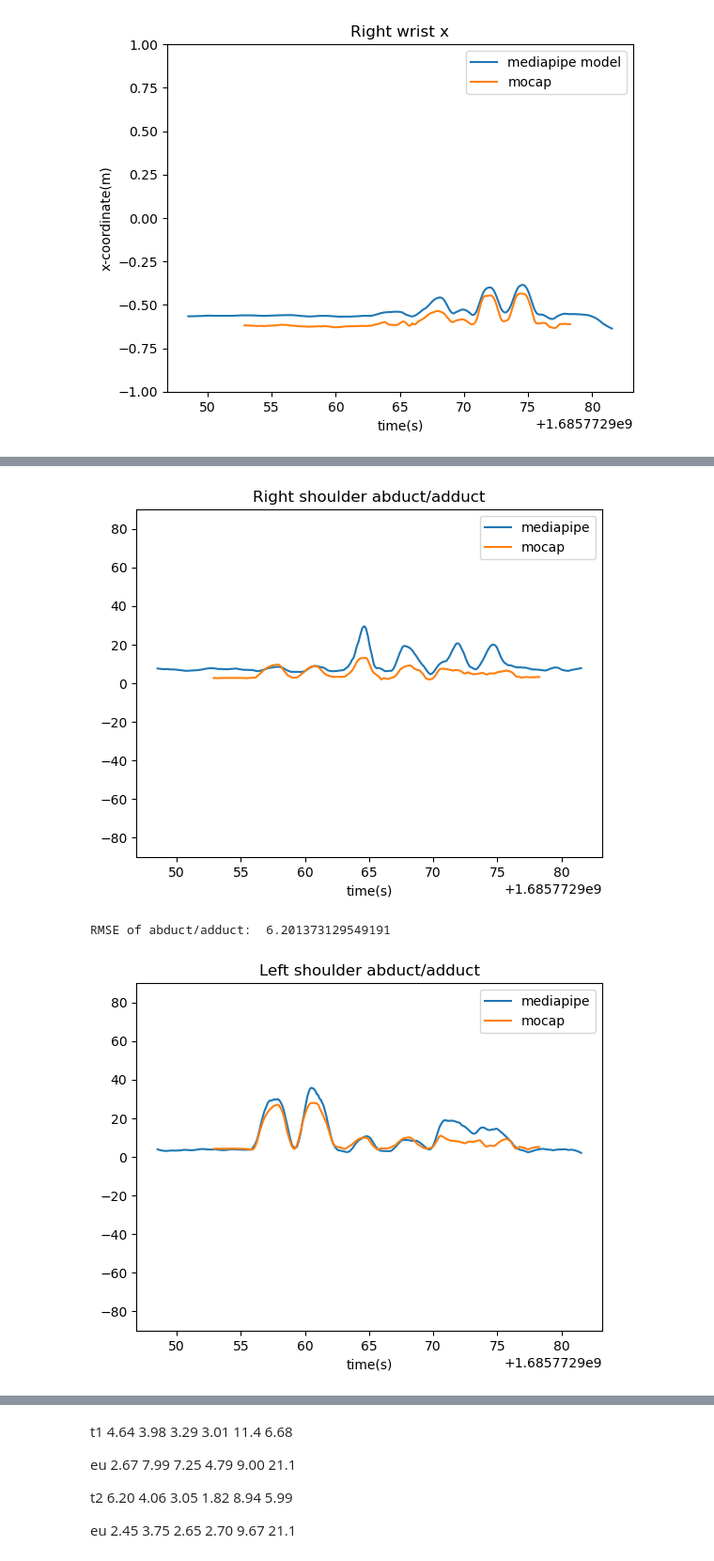
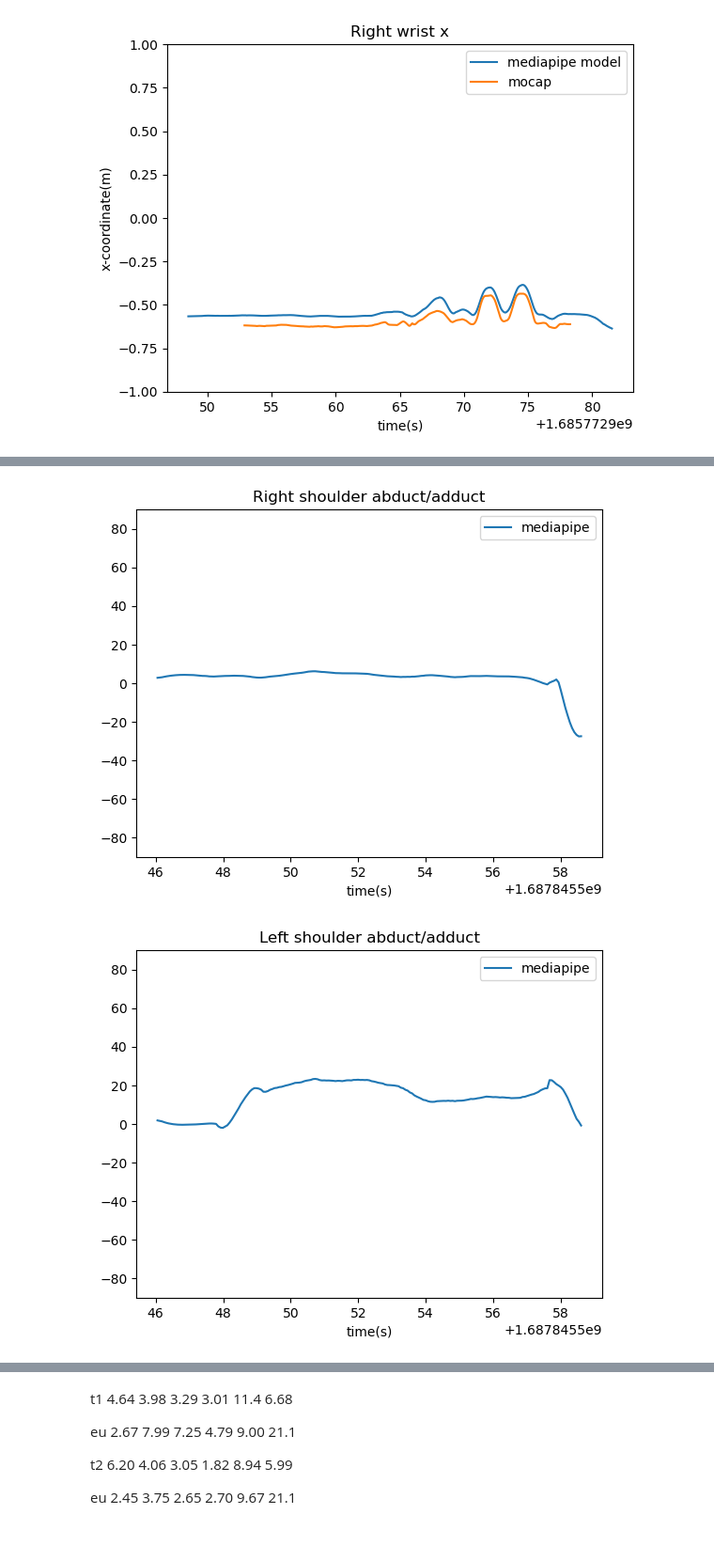
Before and after one commit to ArpanJohn/PoseEstimation, a Jupyter notebook: upperbody/4.Angles.ipynb, the cells around one changed output, grey strips where cells are left out. Shown: that part at 94% size. Saved outputs shown, nothing was run; the diff lists cells and outputs as text; code cells hidden in the pictures.

```diff
--- a/upperbody/4.Angles.ipynb
+++ b/upperbody/4.Angles.ipynb
@@ -4,6 +4,11 @@ from support.funcs import *
 import numpy as np
 import matplotlib.pyplot as plt
 import pandas as pd
+
+
+# Session Directory
+pth=r"C:\Users\arpan\OneDrive\Documents\internship\rec_program\savdir\Session_27-06-23_11-29-04_3971"
+
 
 df_mocap,starttime=read_df_csv(r'C:\Users\arpan\OneDrive\Documents\internship\mocapcsv\arpan_t2.csv')
 
@@ -20,6 +25,6 @@ Index(['seconds', 'epoch_time', 'le_x', 'le_y', 'le_z', 'ls_x', 'ls_y', 'ls_z',
       dtype='object')
 # %%
 # getting mpipe data
-df_mpipe=pd.read_csv('mpipe.csv')
+df_mpipe=pd.read_csv(pth+'\mpipe.csv')
 df_mpipe
 # %% [output]
@@ -185,7 +47,7 @@ def pvt(x,t):
     y=[]
     for i in x:
         y.append(i)
-    w = savgol_filter(y,  20,2)
+    w = savgol_filter(y,  21,3)
     plt.plot(t,w)
     # plt.ylim(-1,1)
     plt.xlabel('time(s)')
@@ -300,68 +160,67 @@ mpipeRightaductangle=[]
 mocapRightaductangle=[]
 
 for i in range(len(df_mpipe['epoch_time'].tolist())):
-    projection=project_onto_plane([df_mpipe['re_x'][i],df_mpipe['re_y'][i],df_mpipe['re_z'][i]],
-                                  [[df_mpipe['tr_x'][i],df_mpipe['tr_y'][i],df_mpipe['tr_z'][i]],
-                                   [df_mpipe['rs_x'][i],df_mpipe['rs_y'][i],df_mpipe['rs_z'][i]],
-                                   [df_mpipe['ls_x'][i],df_mpipe['ls_y'][i],df_mpipe['ls_z'][i]]])
+    projection=project_onto_plane([df_mpipe['RE_x'][i],df_mpipe['RE_y'][i],df_mpipe['RE_z'][i]],
+                                 [[df_mpipe['TR_x'][i],df_mpipe['TR_y'][i],df_mpipe['TR_z'][i]],
+                                  [df_mpipe['RS_x'][i],df_mpipe['RS_y'][i],df_mpipe['RS_z'][i]],
+                                  [df_mpipe['LS_x'][i],df_mpipe['LS_y'][i],df_mpipe['LS_z'][i]]])
 
-    mpipeRightaductangle.append(angle3point([df_mpipe['ls_x'][i],df_mpipe['ls_y'][i],df_mpipe['ls_z'][i]],
-                                       [df_mpipe['rs_x'][i],df_mpipe['rs_y'][i],df_mpipe['rs_z'][i]],
-                                        projection)-90)
+    mpipeRightaductangle.append(angle3point([df_mpipe['LS_x'][i],df_mpipe['LS_y'][i],df_mpipe['LS_z'][i]],
+                                            [df_mpipe['RS_x'][i],df_mpipe['RS_y'][i],df_mpipe['RS_z'][i]],
+                                             projection)-90)
 
-for i in range(len(df_mocap['epoch_time'].tolist())):
-    projection=project_onto_plane([df_mocap['re_x'][i],df_mocap['re_y'][i],df_mocap['re_z'][i]],
-                                  [[df_mocap['tr_x'][i],df_mocap['tr_y'][i],df_mocap['tr_z'][i]],
-                                   [df_mocap['rs_x'][i],df_mocap['rs_y'][i],df_mocap['rs_z'][i]],
-                                   [df_mocap['ls_x'][i],df_mocap['ls_y'][i],df_mocap['ls_z'][i]]])
+# for i in range(len(df_mocap['epoch_time'].tolist())):
+#     projection=project_onto_plane([df_mocap['RE_x'][i],df_mocap['RE_y'][i],df_mocap['RE_z'][i]],
+#                                  [[df_mocap['TR_x'][i],df_mocap['TR_y'][i],df_mocap['TR_z'][i]],
+#                                   [df_mocap['RS_x'][i],df_mocap['RS_y'][i],df_mocap['RS_z'][i]],
+#                                   [df_mocap['LS_x'][i],df_mocap['LS_y'][i],df_mocap['LS_z'][i]]])
 
-    mocapRightaductangle.append(angle3point([df_mocap['ls_x'][i],df_mocap['ls_y'][i],df_mocap['ls_z'][i]],
-                                       [df_mocap['rs_x'][i],df_mocap['rs_y'][i],df_mocap['rs_z'][i]],
-                                        projection)-90)
+#     mocapRightaductangle.append(angle3point([df_mocap['ls_x'][i],df_mocap['ls_y'][i],df_mocap['ls_z'][i]],
+#                                        [df_mocap['rs_x'][i],df_mocap['rs_y'][i],df_mocap['rs_z'][i]],
+#                                         projection)-90)
 
 pvt(mpipeRightaductangle,df_mpipe['epoch_time'])
-pvt(mocapRightaductangle,df_mocap['epoch_time'])
+# pvt(mocapRightaductangle,df_mocap['epoch_time'])
 plt.legend(['mediapipe','mocap'])
 plt.title('Right shoulder abduct/adduct')
 plt.ylim(-90,90)
 plt.show()
 
-print('RMSE of abduct/adduct: ',RMSE(mocapRightaductangle,mpipeRightaductangle,df_mocap['epoch_time'].to_numpy(),df_mpipe['epoch_time'].to_numpy()))
+# print('RMSE of abduct/adduct: ',RMSE(mocapRightaductangle,mpipeRightaductangle,df_mocap['epoch_time'].to_numpy(),df_mpipe['epoch_time'].to_numpy()))
 
 mpipeLeftaductangle=[]
 mocapLeftaductangle=[]
 
 for i in range(len(df_mpipe['epoch_time'].tolist())):
-    projection=project_onto_plane([df_mpipe['le_x'][i],df_mpipe['le_y'][i],df_mpipe['le_z'][i]],
-                                  [[df_mpipe['tr_x'][i],df_mpipe['tr_y'][i],df_mpipe['tr_z'][i]],
-                                   [df_mpipe['rs_x'][i],df_mpipe['rs_y'][i],df_mpipe['rs_z'][i]],
-                                   [df_mpipe['ls_x'][i],df_mpipe['ls_y'][i],df_mpipe['ls_z'][i]]])
+    projection=project_onto_plane([df_mpipe['LE_x'][i],df_mpipe['LE_y'][i],df_mpipe['LE_z'][i]],
+                                 [[df_mpipe['TR_x'][i],df_mpipe['TR_y'][i],df_mpipe['TR_z'][i]],
+                                  [df_mpipe['RS_x'][i],df_mpipe['RS_y'][i],df_mpipe['RS_z'][i]],
+                                  [df_mpipe['LS_x'][i],df_mpipe['LS_y'][i],df_mpipe['LS_z'][i]]])
 
-    mpipeLeftaductangle.append(angle3point([df_mpipe['rs_x'][i],df_mpipe['rs_y'][i],df_mpipe['rs_z'][i]],
-                                           [df_mpipe['ls_x'][i],df_mpipe['ls_y'][i],df_mpipe['ls_z'][i]],
+    mpipeLeftaductangle.append(angle3point([df_mpipe['RS_x'][i],df_mpipe['RS_y'][i],df_mpipe['RS_z'][i]],
+                                           [df_mpipe['LS_x'][i],df_mpipe['LS_y'][i],df_mpipe['LS_z'][i]],
                                             projection)-90)
 
 
-for i in range(len(df_mocap['epoch_time'].tolist())):
-    projection=project_onto_plane([df_mocap['le_x'][i],df_mocap['le_y'][i],df_mocap['le_z'][i]],
-                                  [[df_mocap['tr_x'][i],df_mocap['tr_y'][i],df_mocap['tr_z'][i]],
-                                   [df_mocap['rs_x'][i],df_mocap['rs_y'][i],df_mocap['rs_z'][i]],
-                                   [df_mocap['ls_x'][i],df_mocap['ls_y'][i],df_mocap['ls_z'][i]]])
+# for i in range(len(df_mocap['epoch_time'].tolist())):
+#     projection=project_onto_plane([df_mocap['LE_x'][i],df_mocap['LE_y'][i],df_mocap['LE_z'][i]],
+#                                  [[df_mocap['TR_x'][i],df_mocap['TR_y'][i],df_mocap['RE_z'][i]],
+#                                   [df_mocap['RS_x'][i],df_mocap['RS_y'][i],df_mocap['RS_z'][i]],
+#                                   [df_mocap['LS_x'][i],df_mocap['LS_y'][i],df_mocap['LS_z'][i]]])
 
-    mocapLeftaductangle.append(angle3point([df_mocap['rs_x'][i],df_mocap['rs_y'][i],df_mocap['rs_z'][i]],
-                                           [df_mocap['ls_x'][i],df_mocap['ls_y'][i],df_mocap['ls_z'][i]],
-                                            projection)-90)
+    # mocapLeftaductangle.append(angle3point([df_mocap['RS_x'][i],df_mocap['RS_y'][i],df_mocap['RS_z'][i]],
+    #                                        [df_mocap['LS_x'][i],df_mocap['LS_y'][i],df_mocap['LS_z'][i]],
+    #                                         projection)-90)
 
 pvt(mpipeLeftaductangle,df_mpipe['epoch_time'])
-pvt(mocapLeftaductangle,df_mocap['epoch_time'])
+# pvt(mocapLeftaductangle,df_mocap['epoch_time'])
 plt.legend(['mediapipe','mocap'])
 plt.title('Left shoulder abduct/adduct')
 plt.ylim(-90,90)
 plt.show()
 
 
-print('RMSE of abduct/adduct: ',RMSE(mocapLeftaductangle,mpipeLeftaductangle,df_mocap['epoch_time'].to_numpy(),df_mpipe['epoch_time'].to_numpy()))
+# print('RMSE of abduct/adduct: ',RMSE(mocapLeftaductangle,mpipeLeftaductangle,df_mocap['epoch_time'].to_numpy(),df_mpipe['epoch_time'].to_numpy()))
 # %% [output]
-[figure, old version]
+[figure, new version]
-RMSE of abduct/adduct:  6.201373129549191
-[figure, old version]
+[figure, new version]
```
Also changed, not shown: parts of 8 cells of this notebook, 9 other files.
